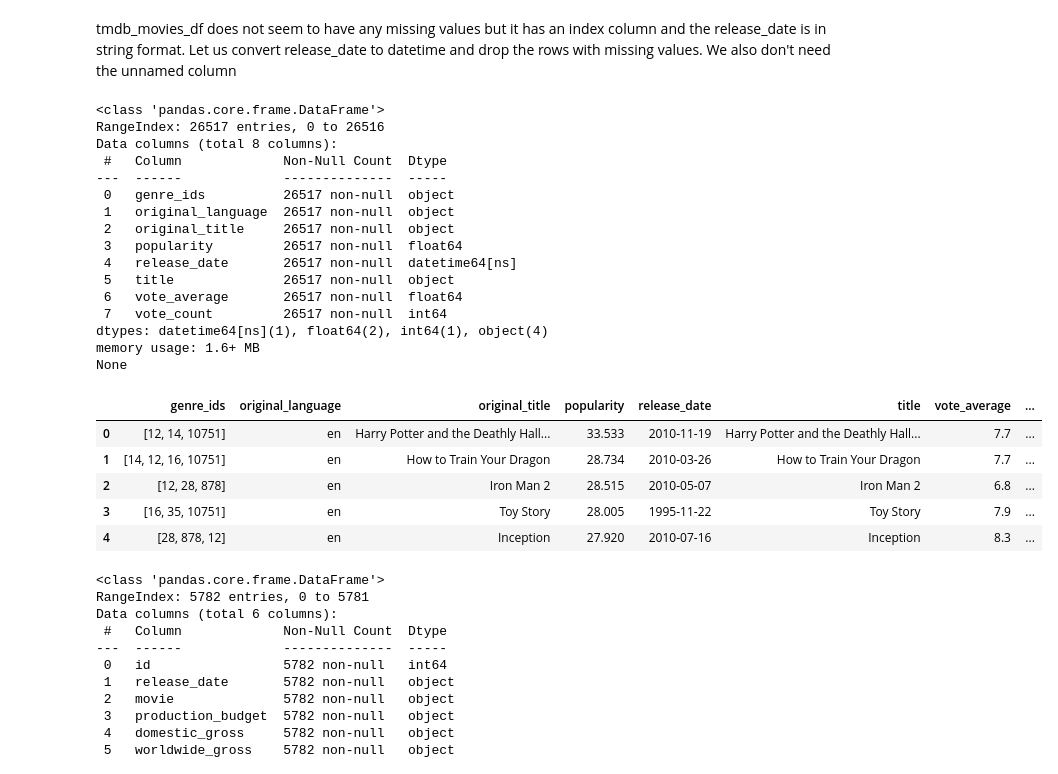
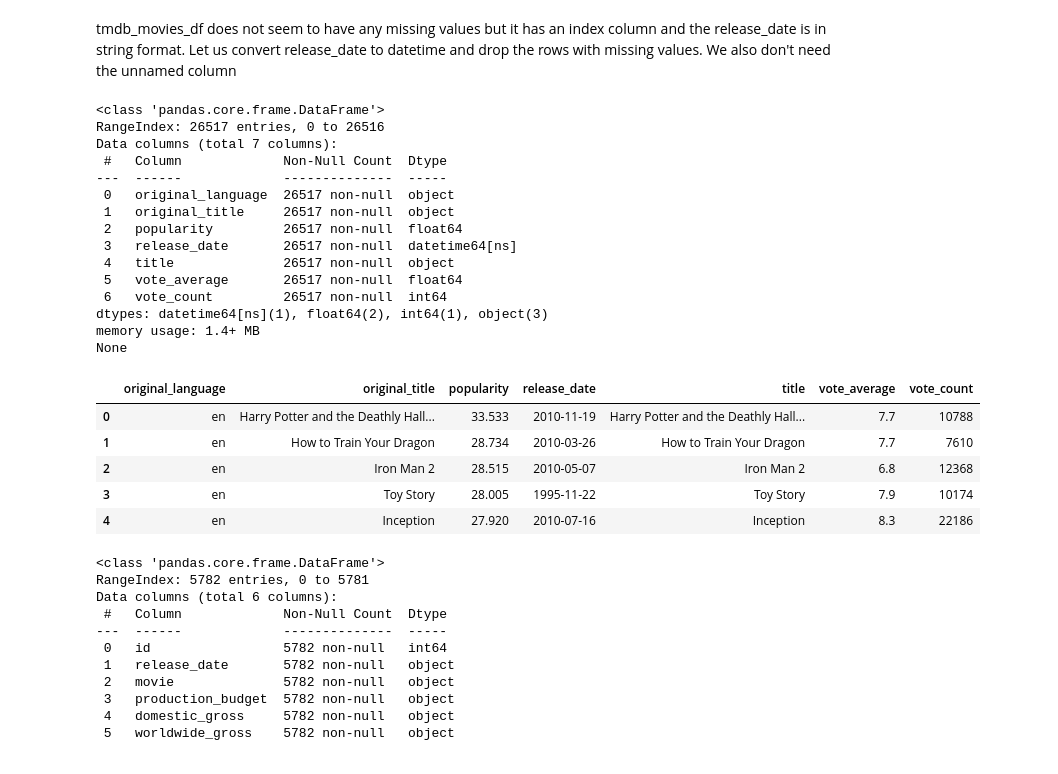
Before and after one commit to MMJGGR/Phase_1_Project, a Jupyter notebook: index.ipynb, the cells around one changed output. Cells and saved outputs as stored; diff of their text form; code cells hidden in the pictures.

```diff
--- a/index.ipynb
+++ b/index.ipynb
@@ -180,34 +180,34 @@ Let us convert release_date to datetime and drop the rows with missing values. W
 # %%
 #convert release_date to datetime
 tmdb_movies_df['release_date'] = pd.to_datetime(tmdb_movies_df['release_date'])
 
-tmdb_movies_df.drop(columns = ['Unnamed: 0', 'id'], inplace = True)
+#let's drop 'unnamed: 0', 'id', and 'genre_ids' as they do not seem useful in their current formats
+tmdb_movies_df.drop(columns = ['Unnamed: 0', 'id','genre_ids'], inplace = True)
 
 print(tmdb_movies_df.info())
 tmdb_movies_df.head()
 # %% [output]
 <class 'pandas.core.frame.DataFrame'>
 RangeIndex: 26517 entries, 0 to 26516
-Data columns (total 8 columns):
+Data columns (total 7 columns):
  #   Column             Non-Null Count  Dtype
 ---  ------             --------------  -----
- 0   genre_ids          26517 non-null  object
- 1   original_language  26517 non-null  object
- 2   original_title     26517 non-null  object
- 3   popularity         26517 non-null  float64
- 4   release_date       26517 non-null  datetime64[ns]
- 5   title              26517 non-null  object
- 6   vote_average       26517 non-null  float64
- 7   vote_count         26517 non-null  int64
-dtypes: datetime64[ns](1), float64(2), int64(1), object(4)
-memory usage: 1.6+ MB
+ 0   original_language  26517 non-null  object
+ 1   original_title     26517 non-null  object
+ 2   popularity         26517 non-null  float64
+ 3   release_date       26517 non-null  datetime64[ns]
+ 4   title              26517 non-null  object
+ 5   vote_average       26517 non-null  float64
+ 6   vote_count         26517 non-null  int64
+dtypes: datetime64[ns](1), float64(2), int64(1), object(3)
+memory usage: 1.4+ MB
 None
-|  | genre_ids | original_language | original_title | popularity | release_date | title | vote_average | ... |
-| 0 | [12, 14, 10751] | en | Harry Potter and the Deathly Hall... | 33.533 | 2010-11-19 | Harry Potter and the Deathly Hall... | 7.7 | ... |
-| 1 | [14, 12, 16, 10751] | en | How to Train Your Dragon | 28.734 | 2010-03-26 | How to Train Your Dragon | 7.7 | ... |
-| 2 | [12, 28, 878] | en | Iron Man 2 | 28.515 | 2010-05-07 | Iron Man 2 | 6.8 | ... |
-| 3 | [16, 35, 10751] | en | Toy Story | 28.005 | 1995-11-22 | Toy Story | 7.9 | ... |
-| 4 | [28, 878, 12] | en | Inception | 27.920 | 2010-07-16 | Inception | 8.3 | ... |
+|  | original_language | original_title | popularity | release_date | title | vote_average | vote_count |
+| 0 | en | Harry Potter and the Deathly Hall... | 33.533 | 2010-11-19 | Harry Potter and the Deathly Hall... | 7.7 | 10788 |
+| 1 | en | How to Train Your Dragon | 28.734 | 2010-03-26 | How to Train Your Dragon | 7.7 | 7610 |
+| 2 | en | Iron Man 2 | 28.515 | 2010-05-07 | Iron Man 2 | 6.8 | 12368 |
+| 3 | en | Toy Story | 28.005 | 1995-11-22 | Toy Story | 7.9 | 10174 |
+| 4 | en | Inception | 27.920 | 2010-07-16 | Inception | 8.3 | 22186 |
 # %%
 # Inspect movie_budgets_df
 print(movie_budgets_df.info())
```
Also changed, not shown: parts of 4 cells of this notebook.
